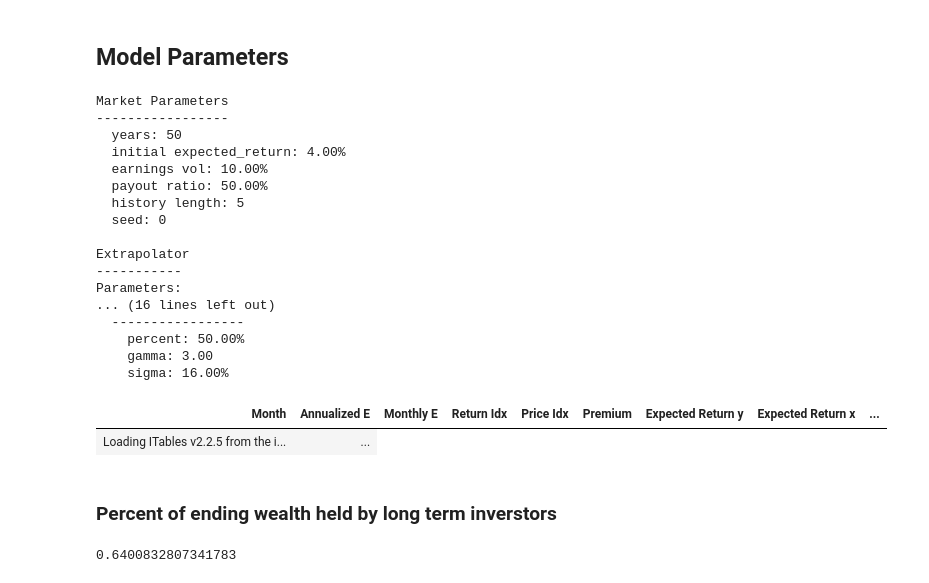
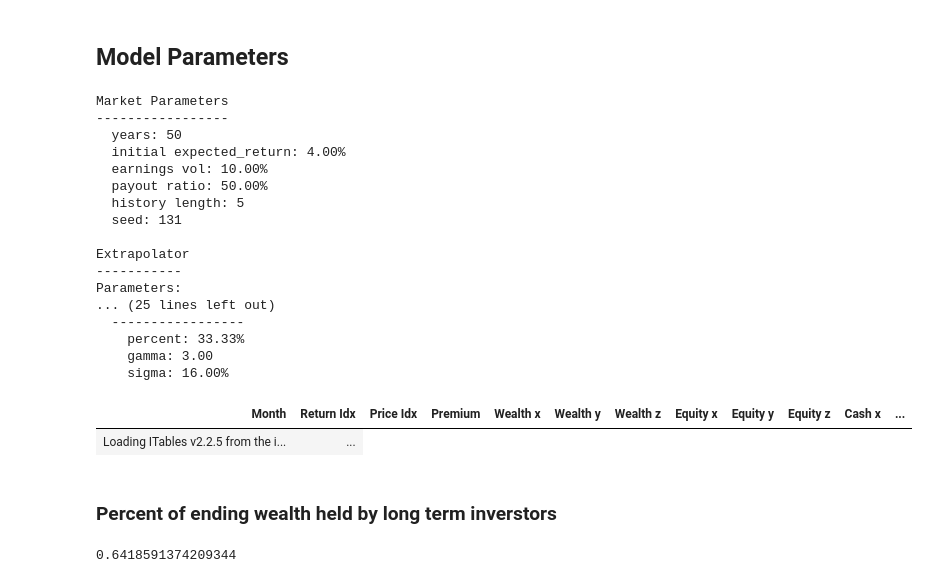
Before and after one commit to jeffreyrosenbluth/bubbles, a Jupyter notebook: bubbles.ipynb, the cells around one changed output. Saved outputs shown, nothing was run; the diff lists cells and outputs as text; code cells hidden in the pictures.

```diff
--- a/bubbles.ipynb
+++ b/bubbles.ipynb
@@ -24,15 +24,17 @@ ThemeRegistry.enable('latimes')
 # %% [markdown]
 ## Model Parameters
 # %%
-mp = Market(seed=0) #1337194922
+mp = Market(seed=131) #1337194922
 
 extrapolator = Extrapolator.new()
 long_term_investor = LongTermInvestor.new()
-investors = [extrapolator, long_term_investor]
+rebalancer = Rebalancer_60_40.new()
+investors = [extrapolator, long_term_investor, rebalancer]
 
 print(mp)
 print(extrapolator)
 print(long_term_investor)
+print(rebalancer)
 # %% [output]
 Market Parameters
 -----------------
@@ -41,25 +43,25 @@ Market Parameters
   earnings vol: 10.00%
   payout ratio: 50.00%
   history length: 5
-  seed: 0
+  seed: 131
 
 Extrapolator
 -----------
 Parameters:
-... (16 lines left out)
+... (25 lines left out)
   -----------------
-    percent: 50.00%
+    percent: 33.33%
     gamma: 3.00
     sigma: 16.00%
 # %%
 df = data_table(mp, investors)
 df = df.select([
     pl.col('^.*$').cast(pl.Float64).round(6)
 ])
-# show(df[12 * mp.history_length:], maxBytes=0)
-show(df[655:], maxBytes=0)
+show(df[:], maxBytes=0)
+# show(df[655:], maxBytes=0)
 # %% [output]
-| Month | Annualized E | Monthly E | Return Idx | Price Idx | Premium | Expected Return y | Expected Return x | ... |
+| Month | Return Idx | Price Idx | Premium | Wealth x | Wealth y | Wealth z | Equity x | Equity y | Equity z | Cash x | ... |
 | Loading ITables v2.2.5 from the i... | ... |
 # %% [markdown]
 ### Percent of ending wealth held by long term inverstors
@@ -68,7 +70,7 @@ wealth_y = df.get_column("Wealth y")[-1]
 wealth_x = df.get_column("Wealth x")[-1]
 wealth_y / (wealth_y +  wealth_x)
 # %% [output]
-0.6400832807341783
+0.6418591374209344
 # %%
 chart_data = df.select([
     'Month',
```
Also changed, not shown: parts of 1 cell of this notebook, 6 other files.
